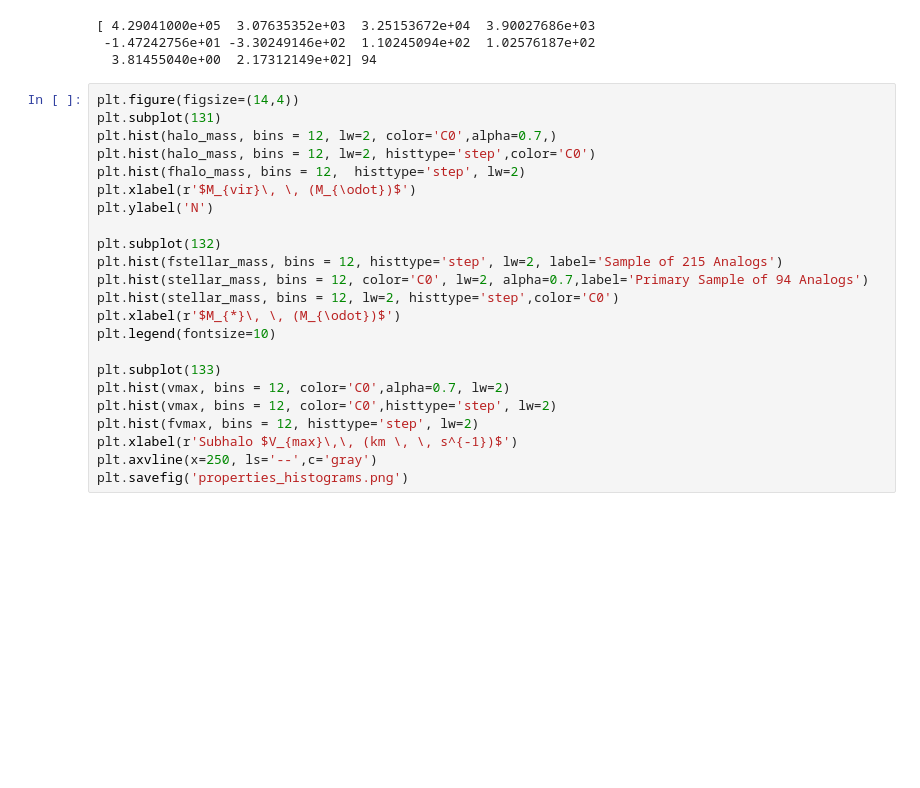
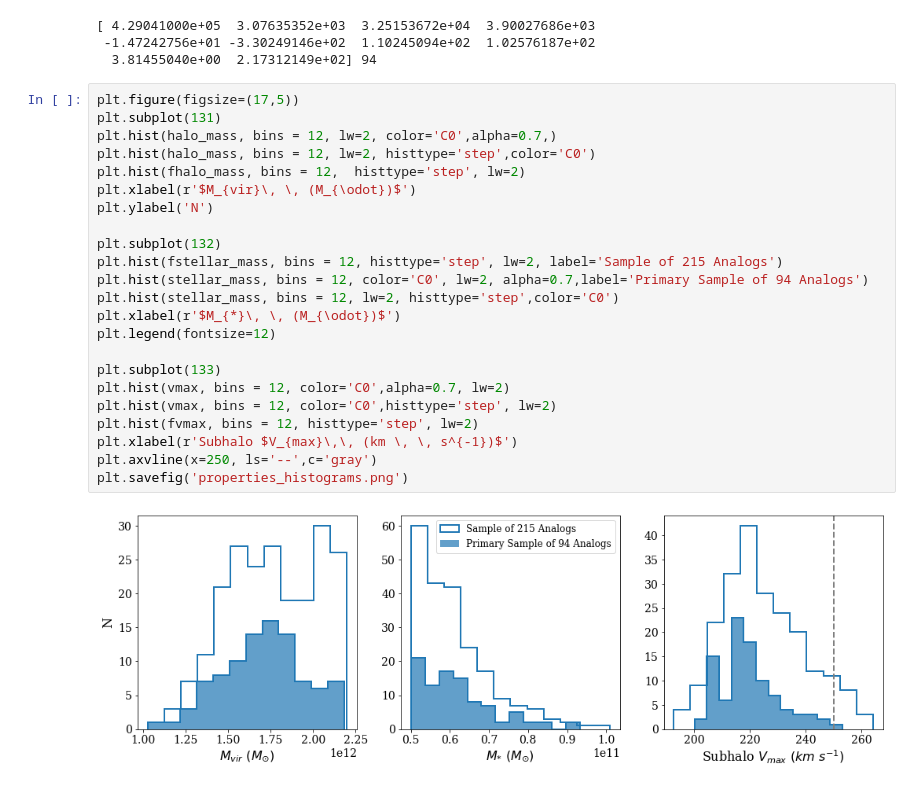
Before and after one commit to ekta1224/IllustrisAD, a Jupyter notebook: TNG_v2/plot_TNG_sample_properties_primary.ipynb, the cells around one changed output. Cells and saved outputs as stored; diff of their text form; blank space fills up the shorter version.

```diff
--- a/TNG_v2/plot_TNG_sample_properties_primary.ipynb
+++ b/TNG_v2/plot_TNG_sample_properties_primary.ipynb
@@ -32,28 +32,30 @@ fvmax = fsample[:,9]
  -1.47242756e+01 -3.30249146e+02  1.10245094e+02  1.02576187e+02
   3.81455040e+00  2.17312149e+02] 94
 # %%
-plt.figure(figsize=(14,4))
+plt.figure(figsize=(17,5))
 plt.subplot(131)
 plt.hist(halo_mass, bins = 12, lw=2, color='C0',alpha=0.7,)
 plt.hist(halo_mass, bins = 12, lw=2, histtype='step',color='C0')
 plt.hist(fhalo_mass, bins = 12,  histtype='step', lw=2)
 plt.xlabel(r'$M_{vir}\, \, (M_{\odot})$')
 plt.ylabel('N')
 
 plt.subplot(132)
 plt.hist(fstellar_mass, bins = 12, histtype='step', lw=2, label='Sample of 215 Analogs')
 plt.hist(stellar_mass, bins = 12, color='C0', lw=2, alpha=0.7,label='Primary Sample of 94 Analogs')
 plt.hist(stellar_mass, bins = 12, lw=2, histtype='step',color='C0')
 plt.xlabel(r'$M_{*}\, \, (M_{\odot})$')
-plt.legend(fontsize=10)
+plt.legend(fontsize=12)
 
 plt.subplot(133)
 plt.hist(vmax, bins = 12, color='C0',alpha=0.7, lw=2)
 plt.hist(vmax, bins = 12, color='C0',histtype='step', lw=2)
 plt.hist(fvmax, bins = 12, histtype='step', lw=2)
 plt.xlabel(r'Subhalo $V_{max}\,\, (km \, \, s^{-1})$')
 plt.axvline(x=250, ls='--',c='gray')
 plt.savefig('properties_histograms.png')
+# %% [output]
+[figure, added]
 # %%
 mergers = np.loadtxt('M31analogs_merger_props_TNG100_revised.txt')
 all_ids = mergers[:,0]
```
Also changed, not shown: parts of 4 cells of this notebook.
